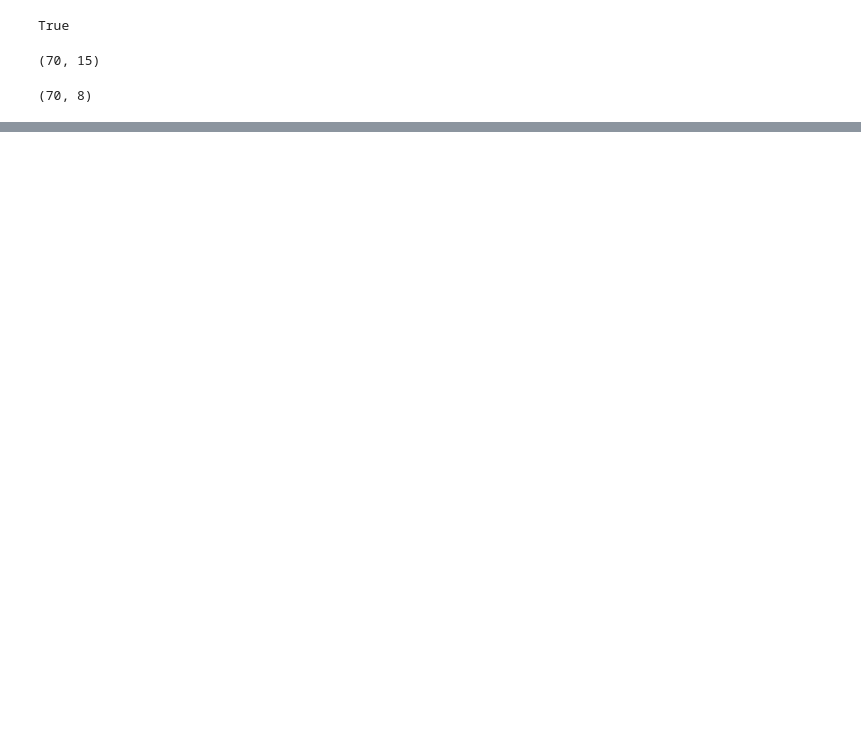
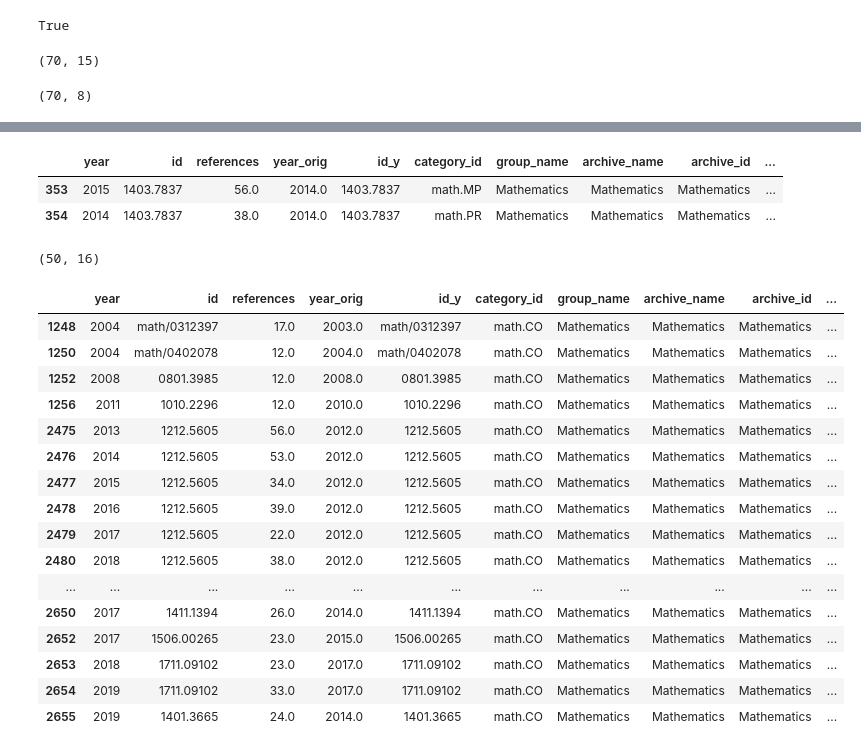
Before and after one commit to krishanr/mathjobs, a Jupyter notebook: notebooks/arxiv-taxonomy-e-top-influential-papers.ipynb, the cells around one changed output, grey strips where cells are left out. Saved outputs shown, nothing was run; the diff lists cells and outputs as text; code cells hidden in the pictures; blank space fills up the shorter version.

```diff
--- a/notebooks/arxiv-taxonomy-e-top-influential-papers.ipynb
+++ b/notebooks/arxiv-taxonomy-e-top-influential-papers.ipynb
@@ -1600,0 +1605,6 @@ _df.to_csv((project_dir / "data/web/arxiv-group-count.csv"), index=False)
+# %%
+cits.head(2)
+# %% [output]
+|  | year | id | references | year_orig | id_y | category_id | group_name | archive_name | archive_id | ... |
+| 353 | 2015 | 1403.7837 | 56.0 | 2014.0 | 1403.7837 | math.MP | Mathematics | Mathematics | Mathematics | ... |
+| 354 | 2014 | 1403.7837 | 38.0 | 2014.0 | 1403.7837 | math.PR | Mathematics | Mathematics | Mathematics | ... |
@@ -1600,0 +1615,24 @@ _df.to_csv((project_dir / "data/web/arxiv-group-count.csv"), index=False)
+# %%
+cits.shape
+# %% [output]
+(50, 16)
+# %%
+cits
+# %% [output]
+|  | year | id | references | year_orig | id_y | category_id | group_name | archive_name | archive_id | ... |
+| 1248 | 2004 | math/0312397 | 17.0 | 2003.0 | math/0312397 | math.CO | Mathematics | Mathematics | Mathematics | ... |
+| 1250 | 2004 | math/0402078 | 12.0 | 2004.0 | math/0402078 | math.CO | Mathematics | Mathematics | Mathematics | ... |
+| 1252 | 2008 | 0801.3985 | 12.0 | 2008.0 | 0801.3985 | math.CO | Mathematics | Mathematics | Mathematics | ... |
+| 1256 | 2011 | 1010.2296 | 12.0 | 2010.0 | 1010.2296 | math.CO | Mathematics | Mathematics | Mathematics | ... |
+| 2475 | 2013 | 1212.5605 | 56.0 | 2012.0 | 1212.5605 | math.CO | Mathematics | Mathematics | Mathematics | ... |
+| 2476 | 2014 | 1212.5605 | 53.0 | 2012.0 | 1212.5605 | math.CO | Mathematics | Mathematics | Mathematics | ... |
+| 2477 | 2015 | 1212.5605 | 34.0 | 2012.0 | 1212.5605 | math.CO | Mathematics | Mathematics | Mathematics | ... |
+| 2478 | 2016 | 1212.5605 | 39.0 | 2012.0 | 1212.5605 | math.CO | Mathematics | Mathematics | Mathematics | ... |
+| 2479 | 2017 | 1212.5605 | 22.0 | 2012.0 | 1212.5605 | math.CO | Mathematics | Mathematics | Mathematics | ... |
+| 2480 | 2018 | 1212.5605 | 38.0 | 2012.0 | 1212.5605 | math.CO | Mathematics | Mathematics | Mathematics | ... |
+| ... | ... | ... | ... | ... | ... | ... | ... | ... | ... | ... |
+| 2650 | 2017 | 1411.1394 | 26.0 | 2014.0 | 1411.1394 | math.CO | Mathematics | Mathematics | Mathematics | ... |
+| 2652 | 2017 | 1506.00265 | 23.0 | 2015.0 | 1506.00265 | math.CO | Mathematics | Mathematics | Mathematics | ... |
+| 2653 | 2018 | 1711.09102 | 23.0 | 2017.0 | 1711.09102 | math.CO | Mathematics | Mathematics | Mathematics | ... |
+| 2654 | 2019 | 1711.09102 | 33.0 | 2017.0 | 1711.09102 | math.CO | Mathematics | Mathematics | Mathematics | ... |
+| 2655 | 2019 | 1401.3665 | 24.0 | 2014.0 | 1401.3665 | math.CO | Mathematics | Mathematics | Mathematics | ... |
```
Also changed, not shown: parts of 13 cells of this notebook, 1 other file.
